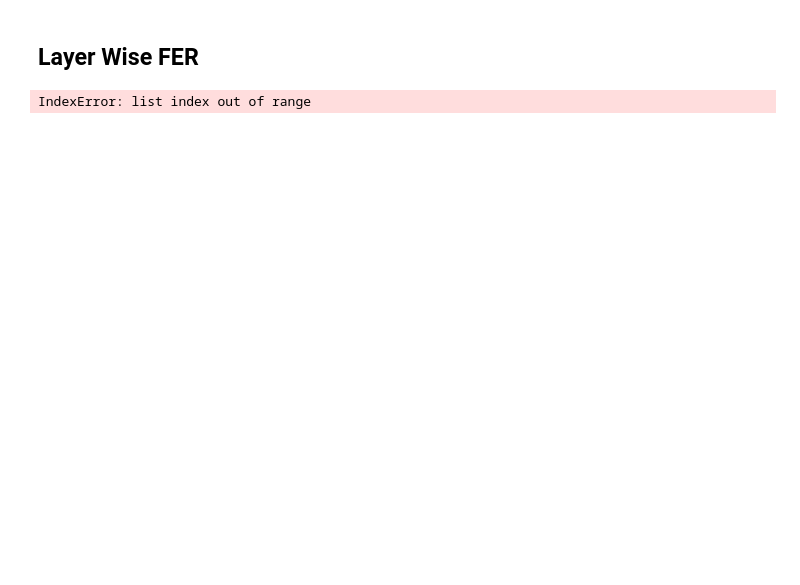
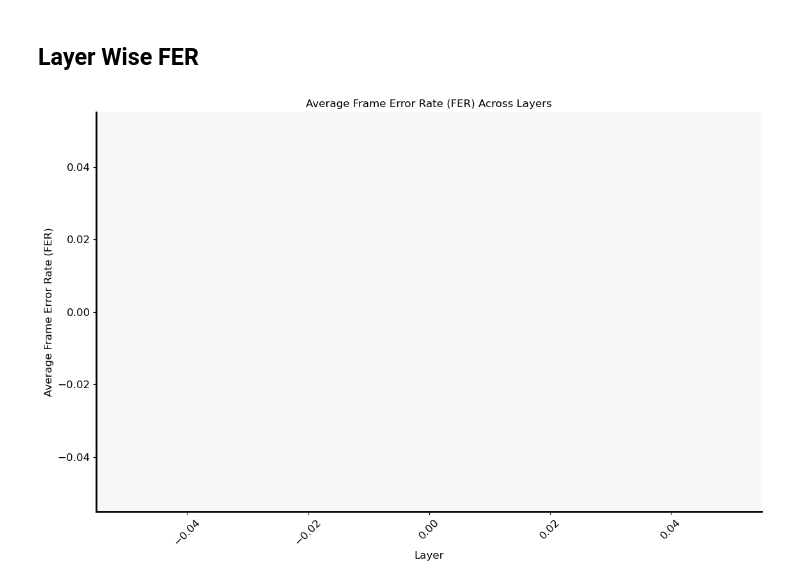
Before and after one commit to georgevenven/tweety_bert, a Jupyter notebook: figure_generation_scripts/linear_probe_analysis.ipynb, the cells around one changed output. Cells and saved outputs as stored; diff of their text form; code cells hidden in the pictures; blank space fills up the shorter version.

```diff
--- a/figure_generation_scripts/linear_probe_analysis.ipynb
+++ b/figure_generation_scripts/linear_probe_analysis.ipynb
@@ -164,6 +147,9 @@ findfont: Font family 'Arial' not found.
 # %% [markdown]
 ## Layer Wise FER
 # %%
+
+## Layer Wise FER
+
 import os
 import json
 import pandas as pd
@@ -171,74 +157,81 @@ import numpy as np
 import matplotlib.pyplot as plt
 
 # Directory containing folders with JSON files
-base_dir = '/home/george-vengrovski/Documents/projects/tweety_bert_paper/results/layer_Wise_test'
+base_dir = 'results/layer_wise_analysis/LLB_Model_For_Paper'
 
 # Initialize lists to store data for plotting
 layers = []
 average_fer = []
 std_fer = []
 
-# Get all subdirectories in the base directory
-subdirs = [d for d in os.listdir(base_dir) if os.path.isdir(os.path.join(base_dir, d))]
+# Modified function to extract layer number from directory name
+def get_layer_number(dirname):
+    # Extract number from format "layer_X_Q" or "layer_X_K"
+    try:
+        return int(dirname.split('_')[1])
+    except (IndexError, ValueError):
+        return float('inf')  # Return infinity for non-layer directories
 
-# Function to extract layer number from filename
-def get_layer_number(filename):
-    return int(filename.split('_')[1])
+# Process each LLB variant
+for llb_dir in ['llb3', 'llb11', 'llb16']:
+    llb_path = os.path.join(base_dir, llb_dir)
+    if not os.path.exists(llb_path):
+        continue
 
-# Process each layer across all subdirectories
-for layer_file in sorted(os.listdir(os.path.join(base_dir, subdirs[0])), key=get_layer_number):
-    if layer_file.endswith('.json'):
-        layer_name = layer_file.split('.')[0]
+    # Get all layer directories (excluding combined_layer_results.json)
+    layer_dirs = [d for d in os.listdir(llb_path)
+                 if os.path.isdir(os.path.join(llb_path, d))
+                 and d.startswith('layer_')]
+
+    # Sort layer directories by layer number
+    layer_dirs.sort(key=get_layer_number)
+
+    for layer_dir in layer_dirs:
         layer_total_fer = []
         layer_class_fers = []
 
-        for subdir in subdirs:
-            filepath = os.path.join(base_dir, subdir, layer_file)
-            with open(filepath, 'r') as file:
+        # Process results for this layer
+        results_file = os.path.join(llb_path, layer_dir, 'results.json')
+        if os.path.exists(results_file):
+            with open(results_file, 'r') as file:
                 data = json.load(file)
 
-                # Extract total FER for this layer and folder
+                # Extract FER data
                 layer_total_fer.append(data['total_frame_error_rate'])
-
-                # Extract class FERs for this layer and folder
                 class_fers = list(data['class_frame_error_rates'].values())
                 layer_class_fers.extend(class_fers)
 
-        # Compute average total FER and std deviation of class FERs for this layer
-        avg_fer = np.mean(layer_total_fer)
-        std_dev_fer = np.std(layer_class_fers)
+        if layer_total_fer:  # Only process if we have data
+            avg_fer = np.mean(layer_total_fer)
+            std_dev_fer = np.std(layer_class_fers)
 
-        # Store computed values for plotting
-        layers.append(layer_name)
-        average_fer.append(avg_fer)
-        std_fer.append(std_dev_fer)
+            layers.append(layer_dir)
+            average_fer.append(avg_fer)
+            std_fer.append(std_dev_fer)
 
 # Convert to DataFrame for easier handling
 df = pd.DataFrame({
     'Layer': layers,
     'Average FER': average_fer,
     'Std Dev FER': std_fer
 })
 
 # Sort DataFrame by the layer number
 df['Layer_num'] = df['Layer'].apply(lambda x: int(x.split('_')[1]))
 df = df.sort_values('Layer_num')
 
 # Plotting the line plot with error bars
 plt.figure(figsize=(12, 8))
 plt.errorbar(df['Layer'], df['Average FER'], yerr=df['Std Dev FER'], fmt='-o', capsize=5, capthick=2)
 
 plt.title('Average Frame Error Rate (FER) Across Layers', fontsize=12)
 plt.xlabel('Layer', fontsize=12)
 plt.ylabel('Average Frame Error Rate (FER)', fontsize=12)
 plt.xticks(rotation=45, fontsize=12)
 plt.yticks(fontsize=12)
 plt.grid(True)
 plt.tight_layout()
 
-# Save plot if needed
-# plt.savefig('fer_line_plot_across_layers.png', dpi=300)
-
 plt.show()
 # %% [output]
-IndexError: list index out of range
+[figure, added]
```
Also changed, not shown: parts of 1 cell of this notebook, 2 other files.
